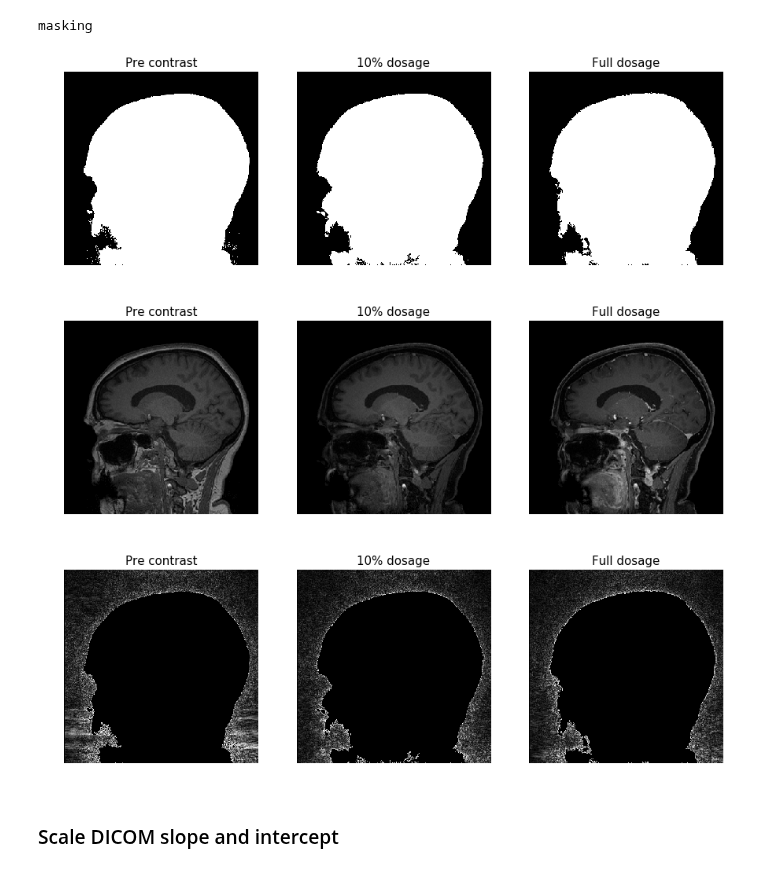
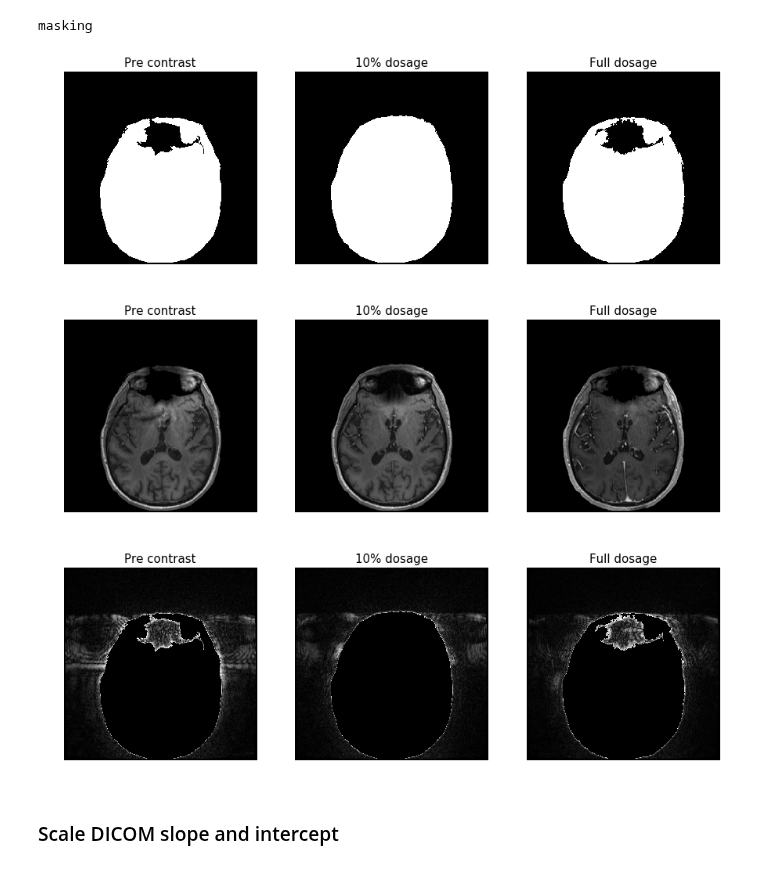
Before and after one commit to subtlemedicalinc/SubtleBoost, a Jupyter notebook: notebooks/Preprocess Steps-Hoag.ipynb, the cells around one changed output. Drawn from its saved outputs; the diff is of its cells as text; code cells hidden in the pictures.

Commit message:
Update hoag preprocess notebook

```diff
--- a/notebooks/Preprocess Steps-Hoag.ipynb
+++ b/notebooks/Preprocess Steps-Hoag.ipynb
@@ -12,7 +12,9 @@ from argparse import Namespace
 import matplotlib.pyplot as plt
 plt.set_cmap('gray')
 
-metadata={}
+metadata={
+    'lambda': []
+}
 
 def show_img(img, title='', axis=False, vmin=None, vmax=None):
     imshow_args = {}
@@ -59,4 +61,6 @@ def iminfo(img):
 
 def diff_img(img1, img2):
     return np.abs(np.subtract(img1.astype(np.float32), img2.astype(np.float32))).astype(np.float32)
+
+IDX=88
 # %% [output]
@@ -65,13 +69,13 @@ Using TensorFlow backend.
 ### Initialize dummy argparse Namespace
 # %%
 args = Namespace(
-    path_base='/home/srivathsa/projects/studies/gad/hoag/data', verbose=True,
-    output='/home/srivathsa/projects/studies/gad/hoag/preprocess/data/101_Id_003.h5',
+    path_base='/home/srivathsa/projects/studies/gad/sford_siemens/data/Patient_0338', verbose=True,
+    output='/home/srivathsa/projects/studies/gad/sford_siemens/preprocess/data/Patient_0087.h5',
     discard_start_percent=0, discard_end_percent=0, normalize=True,
     normalize_fun='mean', transform_type='affine', scale_matching=True,
-    path_zero=None, path_low=None, path_full=None, mask_threshold=0.04,
+    path_zero=None, path_low=None, path_full=None, mask_threshold=0.1,
     override=False, skip_mask=False, scale_dicom_tags=False, skip_scale_im=False,
-    skip_registration=False, nslices=20, joint_normalize=False, global_scale_ref_im0=False
+    skip_registration=False, nslices=20, joint_normalize=False, global_scale_ref_im0=False, noise_mask_area=False
 )
 # %% [markdown]
 ### Fetch original images
@@ -101,18 +105,18 @@ ims, mask, metadata = mask_images(args, ims, metadata)
 # %% [output]
 masking
 # %%
-show_gad_comparison(mask[96, 0], mask[96, 1], mask[96, 2])
-show_gad_comparison(ims[96, 0], ims[96, 1], ims[96, 2])
+show_gad_comparison(mask[IDX, 0], mask[IDX, 1], mask[IDX, 2])
+show_gad_comparison(ims[IDX, 0], ims[IDX, 1], ims[IDX, 2])
 
-pre_diff = diff_img(orig_ims[96, 0], ims[96, 0])
-low_diff = diff_img(orig_ims[96, 1], ims[96, 1])
-post_diff = diff_img(orig_ims[96, 2], ims[96, 2])
+pre_diff = diff_img(orig_ims[IDX, 0], ims[IDX, 0])
+low_diff = diff_img(orig_ims[IDX, 1], ims[IDX, 1])
+post_diff = diff_img(orig_ims[IDX, 2], ims[IDX, 2])
 
 show_gad_comparison(pre_diff, low_diff, post_diff)
 # %% [output]
-[figure, old version]
+[figure, new version]
-[figure, old version]
+[figure, new version]
-[figure, old version]
+[figure, new version]
 # %% [markdown]
 ### Scale DICOM slope and intercept
 # %%
```
Also changed, not shown: parts of 12 cells of this notebook.
